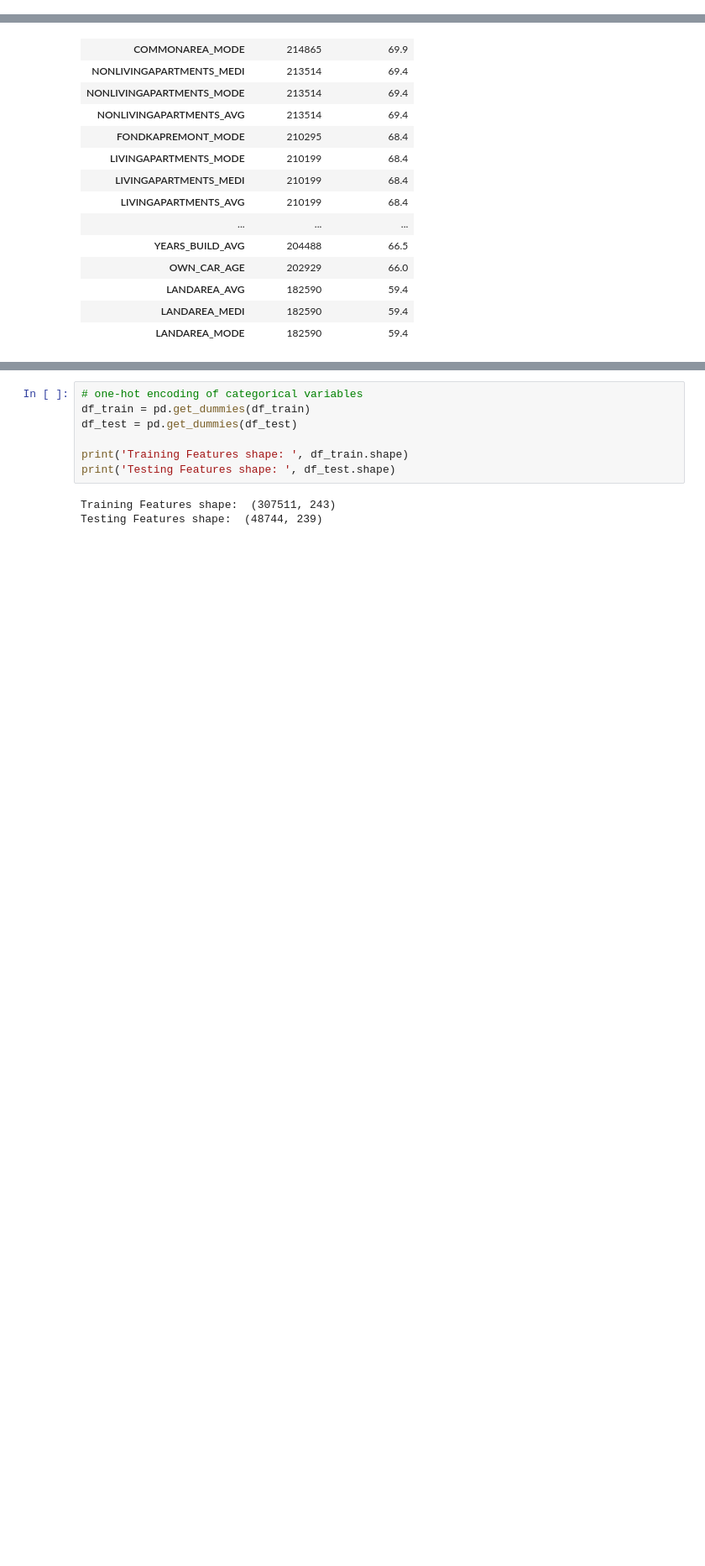
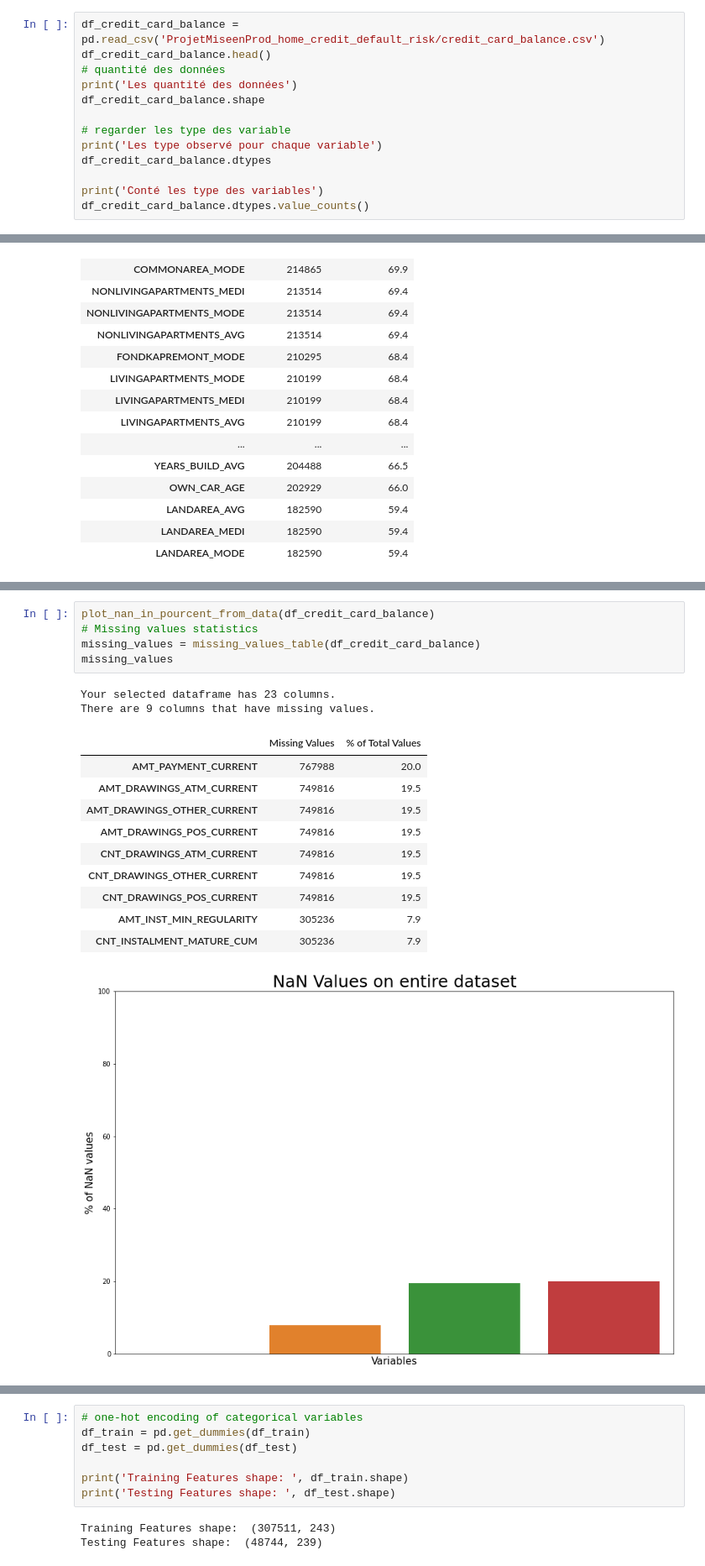
Before and after one commit to mbartcus/OC-projects, a Jupyter notebook: oc_4/Bartcus_Marius_1_notebook_052022.ipynb, the cells around one changed output, grey strips where cells are left out. Shown at 84% size. Saved outputs shown, nothing was run; the diff lists cells and outputs as text; blank space fills up the shorter version.

```diff
--- a/oc_4/Bartcus_Marius_1_notebook_052022.ipynb
+++ b/oc_4/Bartcus_Marius_1_notebook_052022.ipynb
@@ -142,0 +314,13 @@ dtype: int64
+# %%
+df_credit_card_balance = pd.read_csv('ProjetMiseenProd_home_credit_default_risk/credit_card_balance.csv')
+df_credit_card_balance.head()
+# quantité des données
+print('Les quantité des données')
+df_credit_card_balance.shape
+
+# regarder les type des variable
+print('Les type observé pour chaque variable')
+df_credit_card_balance.dtypes
+
+print('Conté les type des variables')
+df_credit_card_balance.dtypes.value_counts()
@@ -263,0 +575,19 @@ Most of the categorical variables have a relatively small number of unique entri
+# %%
+plot_nan_in_pourcent_from_data(df_credit_card_balance)
+# Missing values statistics
+missing_values = missing_values_table(df_credit_card_balance)
+missing_values
+# %% [output]
+Your selected dataframe has 23 columns.
+There are 9 columns that have missing values.
+|  | Missing Values | % of Total Values |
+| AMT_PAYMENT_CURRENT | 767988 | 20.0 |
+| AMT_DRAWINGS_ATM_CURRENT | 749816 | 19.5 |
+| AMT_DRAWINGS_OTHER_CURRENT | 749816 | 19.5 |
+| AMT_DRAWINGS_POS_CURRENT | 749816 | 19.5 |
+| CNT_DRAWINGS_ATM_CURRENT | 749816 | 19.5 |
+| CNT_DRAWINGS_OTHER_CURRENT | 749816 | 19.5 |
+| CNT_DRAWINGS_POS_CURRENT | 749816 | 19.5 |
+| AMT_INST_MIN_REGULARITY | 305236 | 7.9 |
+| CNT_INSTALMENT_MATURE_CUM | 305236 | 7.9 |
+[figure, added]
```
Also changed, not shown: parts of 128 cells of this notebook, 2 other files.
